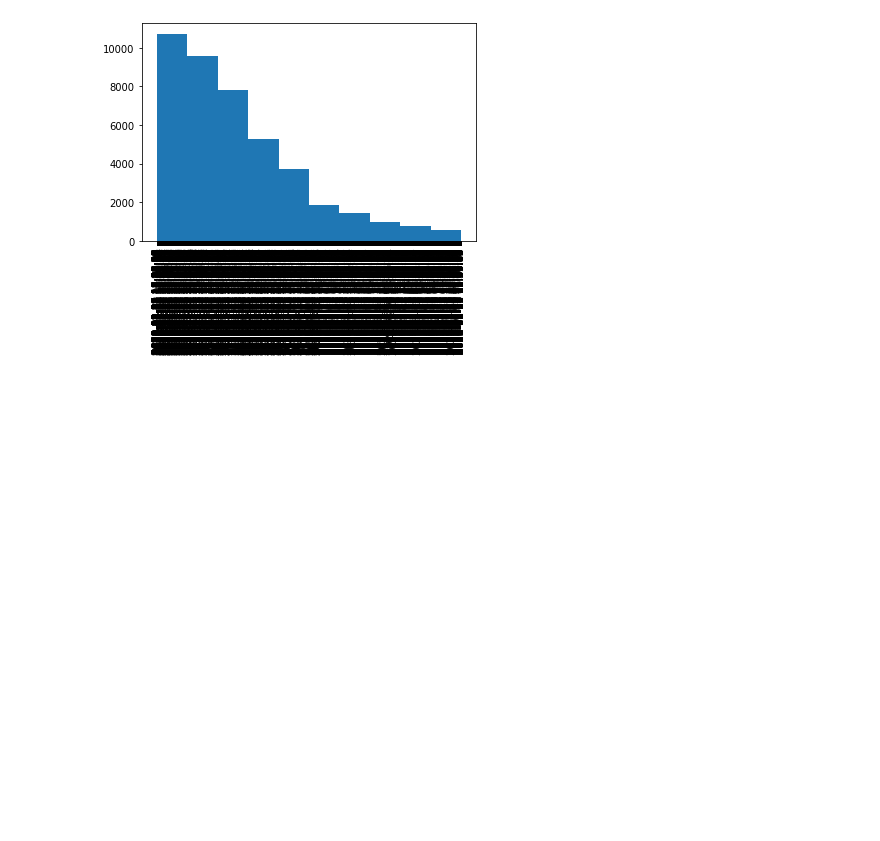
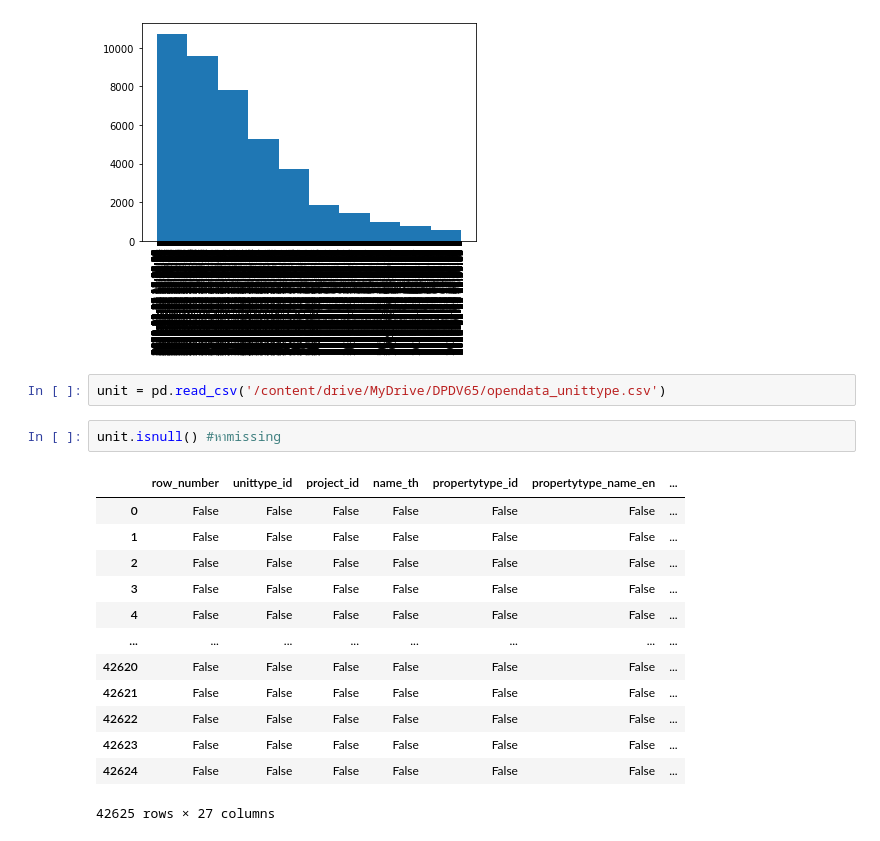
Before and after one commit to Pittawas6330210206/BasicProg_Dataviz65, a Jupyter notebook: Pandas_Dataframe.ipynb, the cells around one changed output. Saved outputs shown, nothing was run; the diff lists cells and outputs as text; blank space fills up the shorter version.

```diff
--- a/Pandas_Dataframe.ipynb
+++ b/Pandas_Dataframe.ipynb
@@ -235,3 +235,21 @@ plt.xticks (rotation='vertical')
   ...],
  <a list of 4812 Text major ticklabel objects>)
 [figure]
+# %%
+unit = pd.read_csv('/content/drive/MyDrive/DPDV65/opendata_unittype.csv')
+# %%
+unit.isnull() #หาmissing
+# %% [output]
+|  | row_number | unittype_id | project_id | name_th | propertytype_id | propertytype_name_en | ... |
+| 0 | False | False | False | False | False | False | ... |
+| 1 | False | False | False | False | False | False | ... |
+| 2 | False | False | False | False | False | False | ... |
+| 3 | False | False | False | False | False | False | ... |
+| 4 | False | False | False | False | False | False | ... |
+| ... | ... | ... | ... | ... | ... | ... | ... |
+| 42620 | False | False | False | False | False | False | ... |
+| 42621 | False | False | False | False | False | False | ... |
+| 42622 | False | False | False | False | False | False | ... |
+| 42623 | False | False | False | False | False | False | ... |
+| 42624 | False | False | False | False | False | False | ... |
+42625 rows × 27 columns
```
Also changed, not shown: parts of 23 cells of this notebook.
